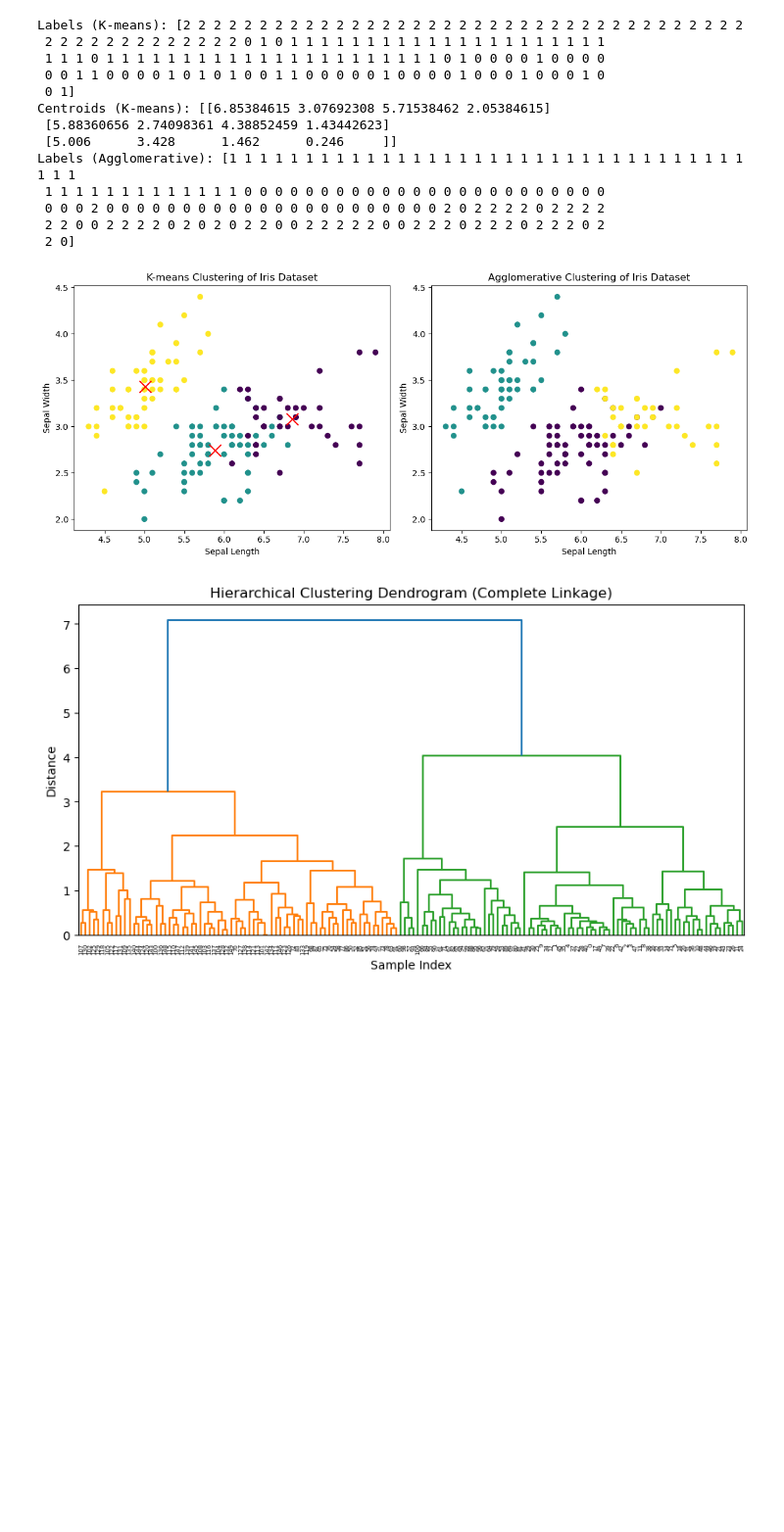
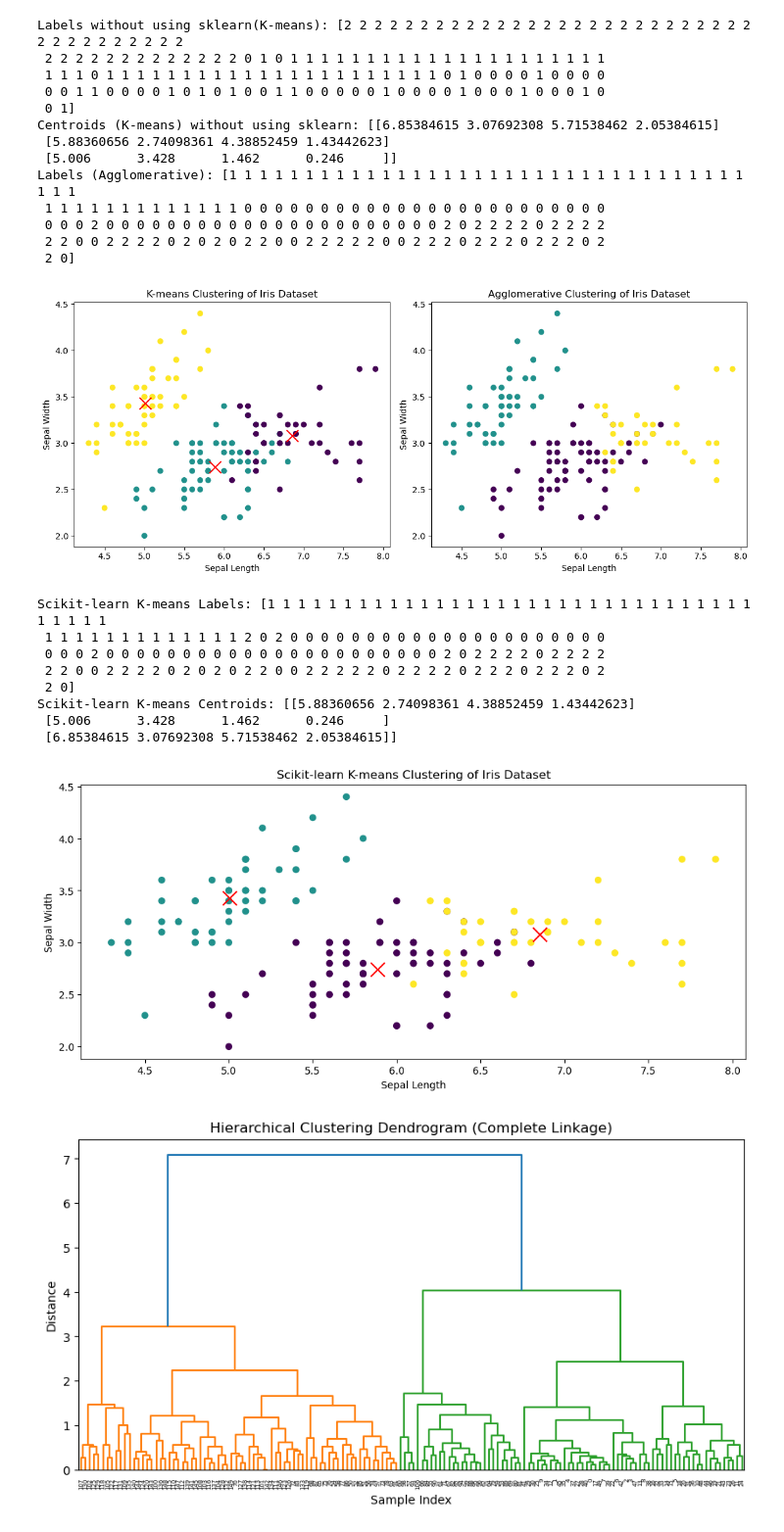
Before and after one commit to kramachandrashenoy/ML-Lab, a Jupyter notebook: 8/program 8.ipynb, the cells around one changed output. Shown: that part at 98% size. Cells and saved outputs as stored; diff of their text form; code cells hidden in the pictures; blank space fills up the shorter version.

```diff
--- a/8/program 8.ipynb
+++ b/8/program 8.ipynb
@@ -28,8 +28,8 @@ def kmeans(X, K, max_iters=100):
 X = load_iris().data
 K = 3
 labels, centroids = kmeans(X, K)
-print("Labels (K-means):", labels)
-print("Centroids (K-means):", centroids)
+print("Labels without using sklearn(K-means):", labels)
+print("Centroids (K-means) without using sklearn:", centroids)
 
 # Apply hierarchical clustering using Agglomerative clustering
 agglomerative = AgglomerativeClustering(n_clusters=3)
@@ -41,35 +41,63 @@ plt.figure(figsize=(12, 5))
 
 plt.subplot(1, 2, 1)
 plt.scatter(X[:, 0], X[:, 1], c=labels)
 plt.scatter(centroids[:, 0], centroids[:, 1], marker='x', color='red', s=200)
 plt.xlabel('Sepal Length')
 plt.ylabel('Sepal Width')
 plt.title('K-means Clustering of Iris Dataset')
 
 # Plotting Agglomerative clustering results
 plt.subplot(1, 2, 2)
 plt.scatter(X[:, 0], X[:, 1], c=labels_agg)
 plt.xlabel('Sepal Length')
 plt.ylabel('Sepal Width')
 plt.title('Agglomerative Clustering of Iris Dataset')
 
 plt.tight_layout()
 plt.show()
+
+# K Means using SK Learn
+from sklearn.cluster import KMeans
+
+K = 3
+kmeans = KMeans(n_clusters=K, random_state=0)
+labels_sklearn = kmeans.fit_predict(X)
+centroids_sklearn = kmeans.cluster_centers_
+print("Scikit-learn K-means Labels:", labels_sklearn)
+print("Scikit-learn K-means Centroids:", centroids_sklearn)
+
+# Plotting scikit-learn K-means results
+plt.figure(figsize=(12, 5))
+plt.scatter(X[:, 0], X[:, 1], c=labels_sklearn)
+plt.scatter(centroids_sklearn[:, 0], centroids_sklearn[:, 1], marker='x', color='red', s=200)
+plt.xlabel('Sepal Length')
+plt.ylabel('Sepal Width')
+plt.title('Scikit-learn K-means Clustering of Iris Dataset')
+plt.show()
 # %% [output]
-Labels (K-means): [2 2 2 2 2 2 2 2 2 2 2 2 2 2 2 2 2 2 2 2 2 2 2 2 2 2 2 2 2 2 2 2 2 2 2 2 2
+Labels without using sklearn(K-means): [2 2 2 2 2 2 2 2 2 2 2 2 2 2 2 2 2 2 2 2 2 2 2 2 2 2 2 2 2 2 2 2 2 2 2 2 2
  2 2 2 2 2 2 2 2 2 2 2 2 2 0 1 0 1 1 1 1 1 1 1 1 1 1 1 1 1 1 1 1 1 1 1 1 1
  1 1 1 0 1 1 1 1 1 1 1 1 1 1 1 1 1 1 1 1 1 1 1 1 1 1 0 1 0 0 0 0 1 0 0 0 0
  0 0 1 1 0 0 0 0 1 0 1 0 1 0 0 1 1 0 0 0 0 0 1 0 0 0 0 1 0 0 0 1 0 0 0 1 0
  0 1]
-Centroids (K-means): [[6.85384615 3.07692308 5.71538462 2.05384615]
+Centroids (K-means) without using sklearn: [[6.85384615 3.07692308 5.71538462 2.05384615]
  [5.88360656 2.74098361 4.38852459 1.43442623]
  [5.006      3.428      1.462      0.246     ]]
 Labels (Agglomerative): [1 1 1 1 1 1 1 1 1 1 1 1 1 1 1 1 1 1 1 1 1 1 1 1 1 1 1 1 1 1 1 1 1 1 1 1 1
  1 1 1 1 1 1 1 1 1 1 1 1 1 0 0 0 0 0 0 0 0 0 0 0 0 0 0 0 0 0 0 0 0 0 0 0 0
  0 0 0 2 0 0 0 0 0 0 0 0 0 0 0 0 0 0 0 0 0 0 0 0 0 0 2 0 2 2 2 2 0 2 2 2 2
  2 2 0 0 2 2 2 2 0 2 0 2 0 2 2 0 0 2 2 2 2 2 0 0 2 2 2 0 2 2 2 0 2 2 2 0 2
  2 0]
 [figure]
+Scikit-learn K-means Labels: [1 1 1 1 1 1 1 1 1 1 1 1 1 1 1 1 1 1 1 1 1 1 1 1 1 1 1 1 1 1 1 1 1 1 1 1 1
+ 1 1 1 1 1 1 1 1 1 1 1 1 1 2 0 2 0 0 0 0 0 0 0 0 0 0 0 0 0 0 0 0 0 0 0 0 0
+ 0 0 0 2 0 0 0 0 0 0 0 0 0 0 0 0 0 0 0 0 0 0 0 0 0 0 2 0 2 2 2 2 0 2 2 2 2
+ 2 2 0 0 2 2 2 2 0 2 0 2 0 2 2 0 0 2 2 2 2 2 0 2 2 2 2 0 2 2 2 0 2 2 2 0 2
+ 2 0]
+Scikit-learn K-means Centroids: [[5.88360656 2.74098361 4.38852459 1.43442623]
+ [5.006      3.428      1.462      0.246     ]
+ [6.85384615 3.07692308 5.71538462 2.05384615]]
+[figure, added]
 # %%
 import numpy as np
 import matplotlib.pyplot as plt
```
